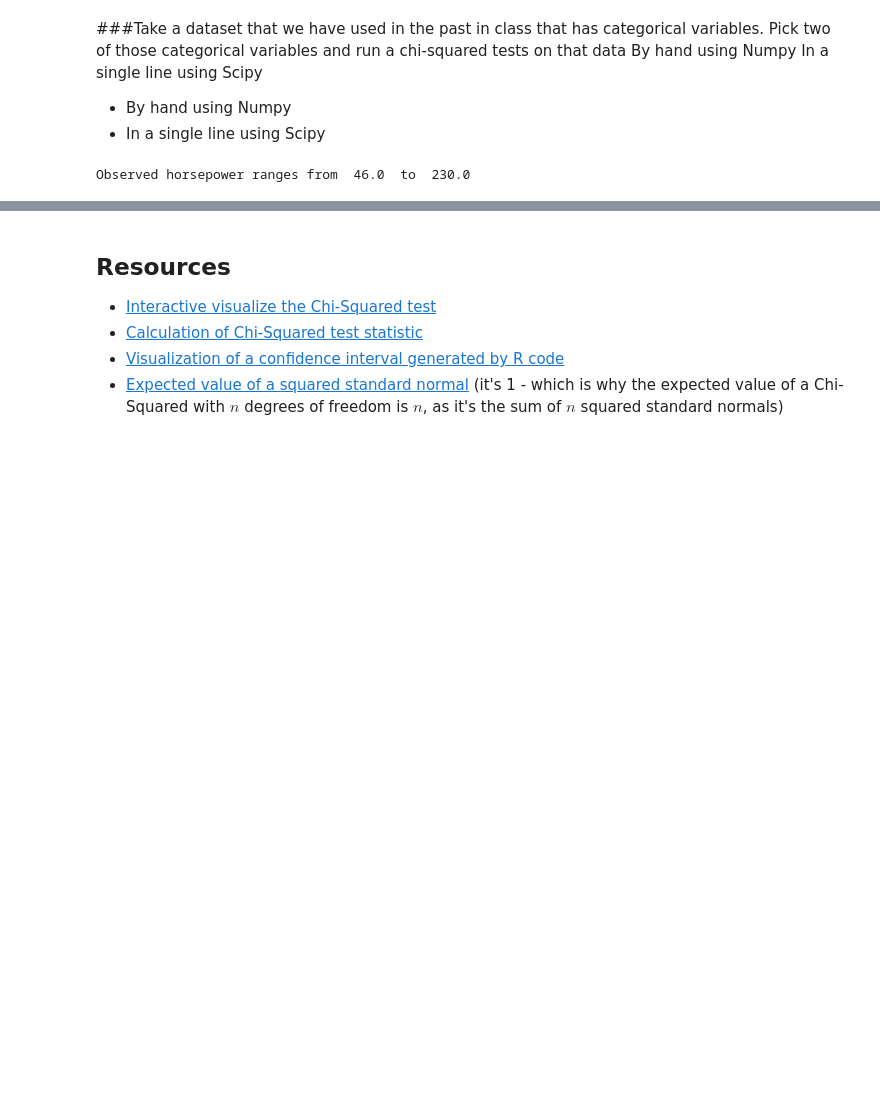
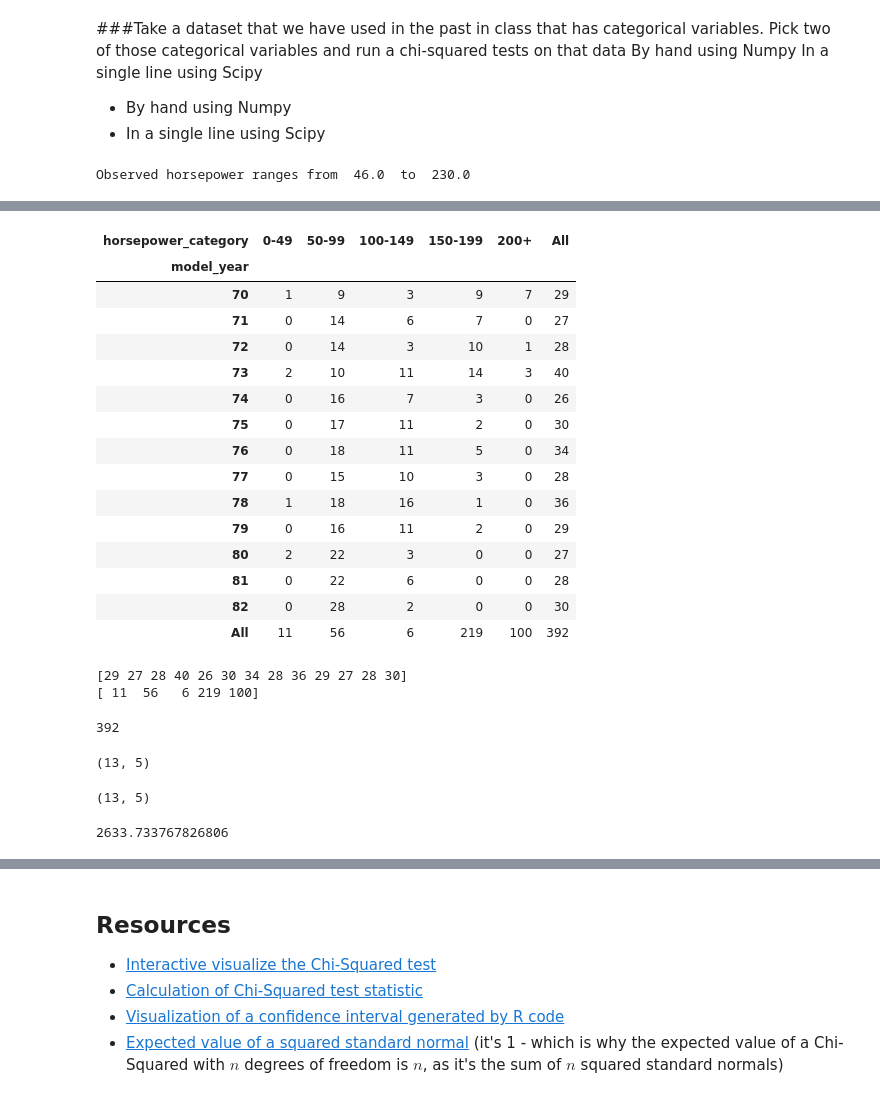
Before and after one commit to AdrianduPlessis/DS-Unit-1-Sprint-3-Statistical-Tests-and-Experiments, a Jupyter notebook: New_LS_DS6_132_Sampling_Confidence_Intervals_and_Hypothesis_Testing.ipynb, the cells around one changed output, grey strips where cells are left out. Saved outputs shown, nothing was run; the diff lists cells and outputs as text; code cells hidden in the pictures; blank space fills up the shorter version.

Commit message:
Hand != Scipy. Investigate

```diff
--- a/New_LS_DS6_132_Sampling_Confidence_Intervals_and_Hypothesis_Testing.ipynb
+++ b/New_LS_DS6_132_Sampling_Confidence_Intervals_and_Hypothesis_Testing.ipynb
@@ -471,5 +465,5 @@ Observed horsepower ranges from  46.0  to  230.0
 #create bined features (categoricals)
 cut_points = [0, 49, 99, 149, 199, 9000]
 label_names = ['0-49','50-99','100-149','150-199','200+']
-df['hours_per_week_categories'] = pd.cut(df['hours-per-week'], cut_points, labels=label_names)
-df.hours_per_week_categories.value_counts()
+mpg_df['horsepower_category'] = pd.cut(mpg_df['horsepower'], cut_points, labels=label_names)
+mpg_df.horsepower_category.value_counts()
@@ -477,0 +486,63 @@ df.hours_per_week_categories.value_counts()
+# %%
+#Hand numpy calculations
+
+cross_tab = pd.crosstab(mpg_df['model_year'], mpg_df['horsepower_category'], margins=True)
+cross_tab
+# %% [output]
+| horsepower_category | 0-49 | 50-99 | 100-149 | 150-199 | 200+ | All |
+| model_year |  |  |  |  |  |  |
+| 70 | 1 | 9 | 3 | 9 | 7 | 29 |
+| 71 | 0 | 14 | 6 | 7 | 0 | 27 |
+| 72 | 0 | 14 | 3 | 10 | 1 | 28 |
+| 73 | 2 | 10 | 11 | 14 | 3 | 40 |
+| 74 | 0 | 16 | 7 | 3 | 0 | 26 |
+| 75 | 0 | 17 | 11 | 2 | 0 | 30 |
+| 76 | 0 | 18 | 11 | 5 | 0 | 34 |
+| 77 | 0 | 15 | 10 | 3 | 0 | 28 |
+| 78 | 1 | 18 | 16 | 1 | 0 | 36 |
+| 79 | 0 | 16 | 11 | 2 | 0 | 29 |
+| 80 | 2 | 22 | 3 | 0 | 0 | 27 |
+| 81 | 0 | 22 | 6 | 0 | 0 | 28 |
+| 82 | 0 | 28 | 2 | 0 | 0 | 30 |
+| All | 11 | 56 | 6 | 219 | 100 | 392 |
+# %%
+row_sums = cross_tab.iloc[0:13, 5].values
+col_sums = cross_tab.iloc[13, 0:5].values
+
+print(row_sums)
+print(col_sums)
+
+total = cross_tab.loc['All','All']
+total
+
+
+
+
+#chi_square = ((observed - expected)**2/(expected)).sum()
+# %% [output]
+[29 27 28 40 26 30 34 28 36 29 27 28 30]
+[ 11  56   6 219 100]
+392
+# %%
+expected = []
+for i in range(len(row_sums)):
+  expected_row = []
+  for column in col_sums:
+    expected_val = column*row_sums[i]/total
+    expected_row.append(expected_val)
+  expected.append(expected_row)
+
+expected = np.array(expected)
+expected.shape
+# %% [output]
+(13, 5)
+# %%
+observed = pd.crosstab(mpg_df['model_year'], mpg_df['horsepower_category']).values
+observed.shape
+# %% [output]
+(13, 5)
+# %%
+chi_square_hand = ((observed - expected)**2/(expected)).sum()
+chi_square_hand
+# %% [output]
+2633.733767826806
```
Also changed, not shown: parts of 15 cells of this notebook.
